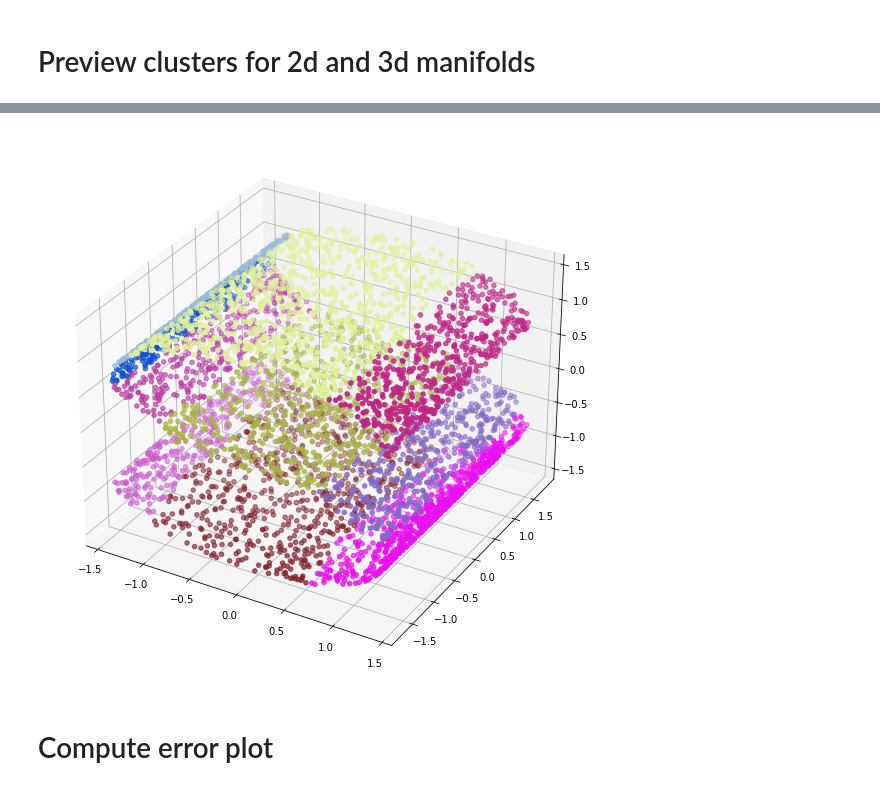
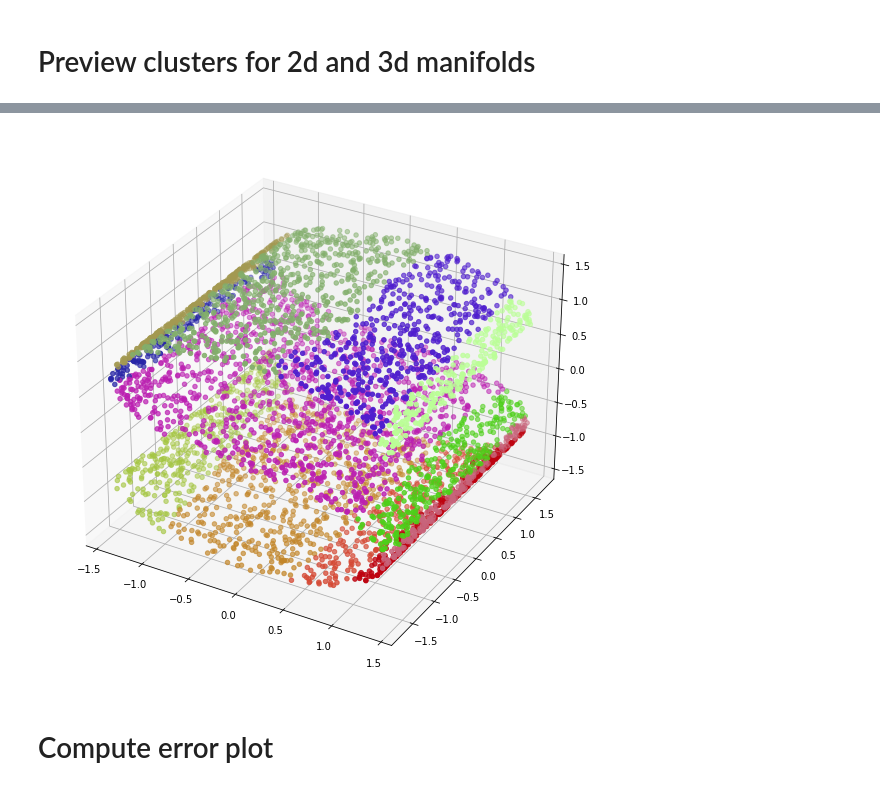
Before and after one commit to JunkyByte/ACDT, a Jupyter notebook: src/visual_saved.ipynb, the cells around one changed output, grey strips where cells are left out. Cells and saved outputs as stored; diff of their text form; code cells hidden in the pictures.

```diff
--- a/src/visual_saved.ipynb
+++ b/src/visual_saved.ipynb
@@ -32,12 +32,12 @@ dict_keys(['knn', 'X', 99, 98, 97, 96, 95, 94, 93, 92, 91, 90, 89, 88, 87, 86, 8
 # %%
-k = 10
+k = 12
 C = x[k]['C']
 if X[0].shape[0] == 2:
     draw_spiral_clusters(C, X, k=x['knn'])
 elif X[0].shape[0] == 3:
     draw_3d_clusters(C, X, draw_planes=False)
 # %% [output]
-[figure, old version]
+[figure, new version]
 # %% [markdown]
 # Compute error plot
 # %%
```
Also changed, not shown: parts of 5 cells of this notebook, 18 other files.
